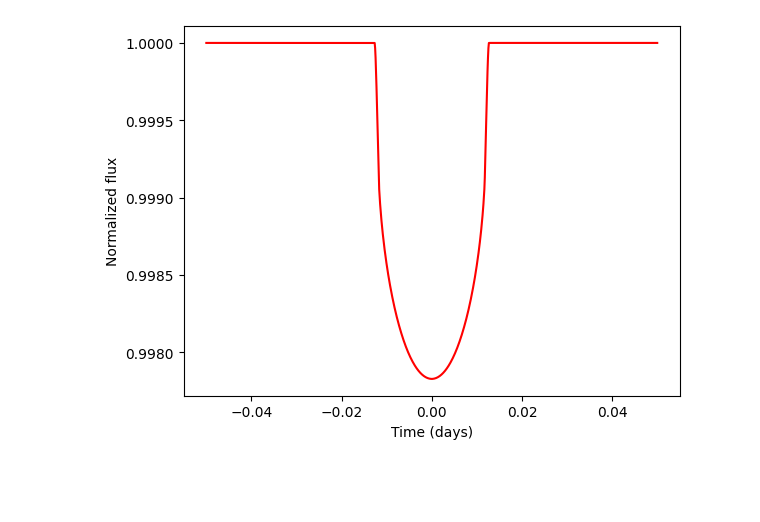
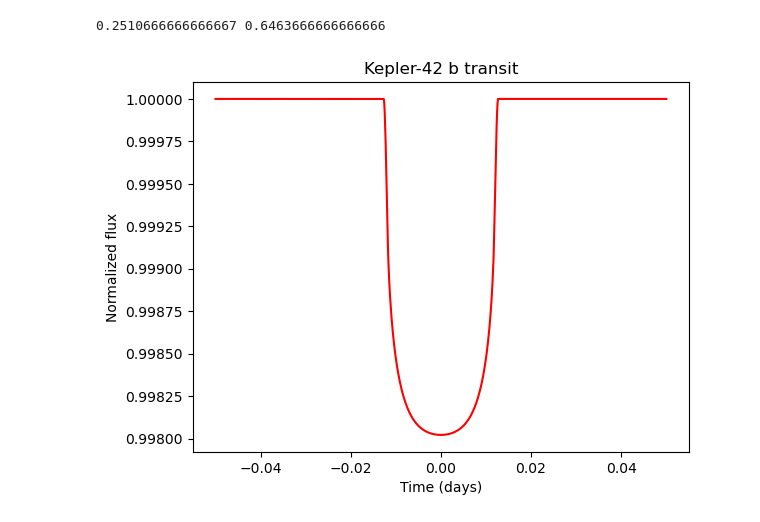
Before and after one commit to tiziano1590/comp_astro_24, a Jupyter notebook: src/daneel/detection/transit_j.ipynb, the cells around one changed output. Drawn from its saved outputs; the diff is of its cells as text; code cells hidden in the pictures; blank space fills up the shorter version.

Commit message:
transit Kepler-42 b modified

```diff
--- a/src/daneel/detection/transit_j.ipynb
+++ b/src/daneel/detection/transit_j.ipynb
@@ -3,25 +3,33 @@ import batman
 import numpy as np
 import matplotlib.pyplot as plt
 
-params = batman.TransitParams()       #object to store transit parameters
-params.t0 = 0.                        #time of inferior conjunction
+c1,c2=np.genfromtxt('table Kepler-42 b.txt',skip_header=2,usecols=[8,10],unpack=True)
+mean_c1=np.mean(c1)
+mean_c2=np.mean(c2)
+
+params = batman.TransitParams()         #object to store transit parameters
+params.t0 = 0.                          #time of inferior conjunction
 params.per = 1.21                       #orbital period
-params.rp = 0.04                      #planet radius (in units of stellar radii)
-params.a = 15.2                        #semi-major axis (in units of stellar radii)
-params.inc = 90.                      #orbital inclination (in degrees)
+params.rp = 0.04                        #planet radius (in units of stellar radii)
+params.a = 15.2                         #semi-major axis (in units of stellar radii)
+params.inc = 90.                        #orbital inclination (in degrees)
 params.ecc = 0.04                       #eccentricity
-params.w = 90.                        #longitude of periastron (in degrees)
-params.limb_dark = "nonlinear"        #limb darkening model
-params.u = [0.521,0.008,0.353,0.011]      #limb darkening coefficients [u1, u2, u3, u4]
+params.w = 90.                          #longitude of periastron (in degrees)
+params.limb_dark = "quadratic"          #limb darkening model
+params.u = [mean_c1,mean_c2]    #limb darkening coefficients [u1, u2, u3, u4]
 
-t = np.linspace(-0.05, 0.05, 1000)  #times at which to calculate light curve
-m = batman.TransitModel(params, t)    #initializes model
+t = np.linspace(-0.05, 0.05, 1000)      #times at which to calculate light curve
+m = batman.TransitModel(params, t)      #initializes model
 
-flux = m.light_curve(params)                   #calculates light curve
+flux = m.light_curve(params)
+print(mean_c1,mean_c2)          #calculates light curve
+# %% [output]
+0.2510666666666667 0.6463666666666666
 # %%
 plt.plot(t, flux, 'r')
 plt.xlabel('Time (days)')
 plt.ylabel('Normalized flux')
+plt.title('Kepler-42 b transit')
 plt.show()
 # %% [output]
-[figure, old version]
+[figure, new version]
```
Also changed, not shown: 1 other file.
